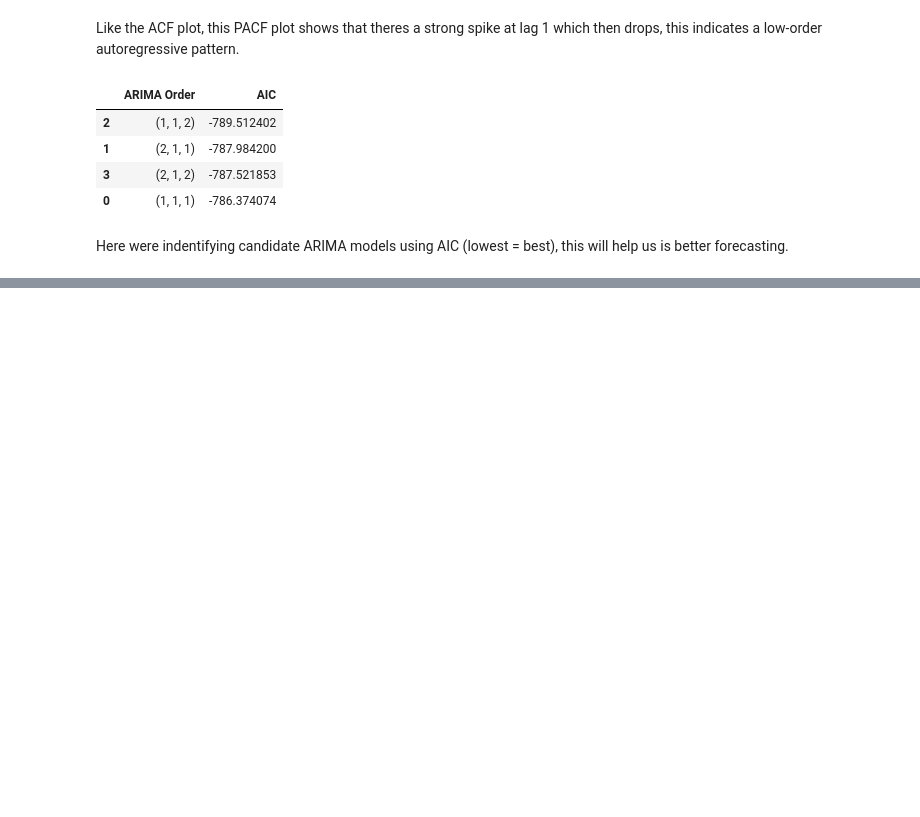
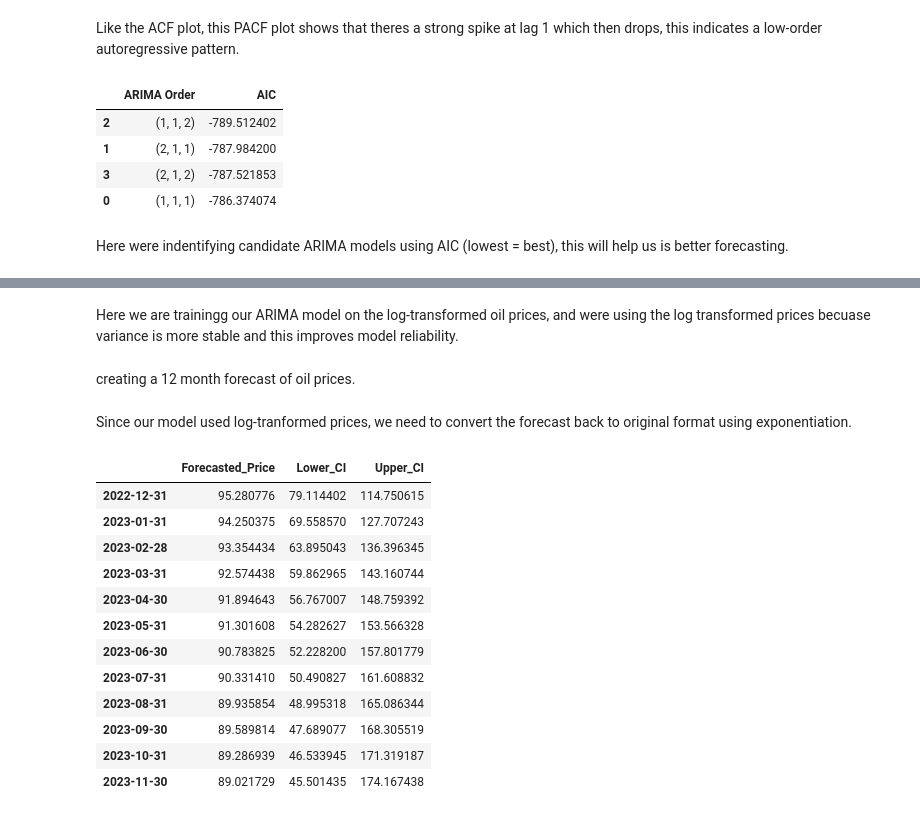
Before and after one commit to hamadmoe/dsai3301-project, a Jupyter notebook: CODE.ipynb, the cells around one changed output, grey strips where cells are left out. Cells and saved outputs as stored; diff of their text form; code cells hidden in the pictures; blank space fills up the shorter version.

```diff
--- a/CODE.ipynb
+++ b/CODE.ipynb
@@ -558,3 +558,12 @@ aic_df.sort_values(
 | 0 | (1, 1, 1) | -786.374074 |
 # %% [markdown]
 Here were indentifying candidate ARIMA models using AIC (lowest = best), this will help us is better forecasting.
+# %%
+final_model = ARIMA(
+    monthly_df['Log_Price'],
+    order=(1,1,2)
+)
+
+final_result = final_model.fit()
+
+print(final_result.summary())
@@ -560,0 +588,50 @@ Here were indentifying candidate ARIMA models using AIC (lowest = best), this wi
+# %% [markdown]
+Here we are trainingg our ARIMA model on the log-transformed oil prices, and were using the log transformed prices becuase variance is more stable and this improves model reliability.
+# %%
+forecast_steps = 12
+
+forecast_result = final_result.get_forecast(
+    steps=forecast_steps
+)
+
+forecast_mean_log = forecast_result.predicted_mean
+forecast_ci_log = forecast_result.conf_int()
+# %% [markdown]
+creating a 12 month forecast of oil prices.
+# %%
+forecast_mean = np.exp(forecast_mean_log)
+
+forecast_ci = np.exp(forecast_ci_log)
+# %% [markdown]
+Since our model used log-tranformed prices, we need to convert the forecast back to original format using exponentiation.
+# %%
+forecast_dates = pd.date_range(
+    start=monthly_df.index[-1] + pd.offsets.MonthEnd(1),
+    periods=forecast_steps,
+    freq='M'
+)
+
+forecast_mean.index = forecast_dates
+forecast_ci.index = forecast_dates
+
+forecast_df = pd.DataFrame({
+    'Forecasted_Price': forecast_mean,
+    'Lower_CI': forecast_ci.iloc[:, 0],
+    'Upper_CI': forecast_ci.iloc[:, 1]
+})
+
+forecast_df
+# %% [output]
+|  | Forecasted_Price | Lower_CI | Upper_CI |
+| 2022-12-31 | 95.280776 | 79.114402 | 114.750615 |
+| 2023-01-31 | 94.250375 | 69.558570 | 127.707243 |
+| 2023-02-28 | 93.354434 | 63.895043 | 136.396345 |
+| 2023-03-31 | 92.574438 | 59.862965 | 143.160744 |
+| 2023-04-30 | 91.894643 | 56.767007 | 148.759392 |
+| 2023-05-31 | 91.301608 | 54.282627 | 153.566328 |
+| 2023-06-30 | 90.783825 | 52.228200 | 157.801779 |
+| 2023-07-31 | 90.331410 | 50.490827 | 161.608832 |
+| 2023-08-31 | 89.935854 | 48.995318 | 165.086344 |
+| 2023-09-30 | 89.589814 | 47.689077 | 168.305519 |
+| 2023-10-31 | 89.286939 | 46.533945 | 171.319187 |
+| 2023-11-30 | 89.021729 | 45.501435 | 174.167438 |
```
Also changed, not shown: parts of 4 cells of this notebook.
